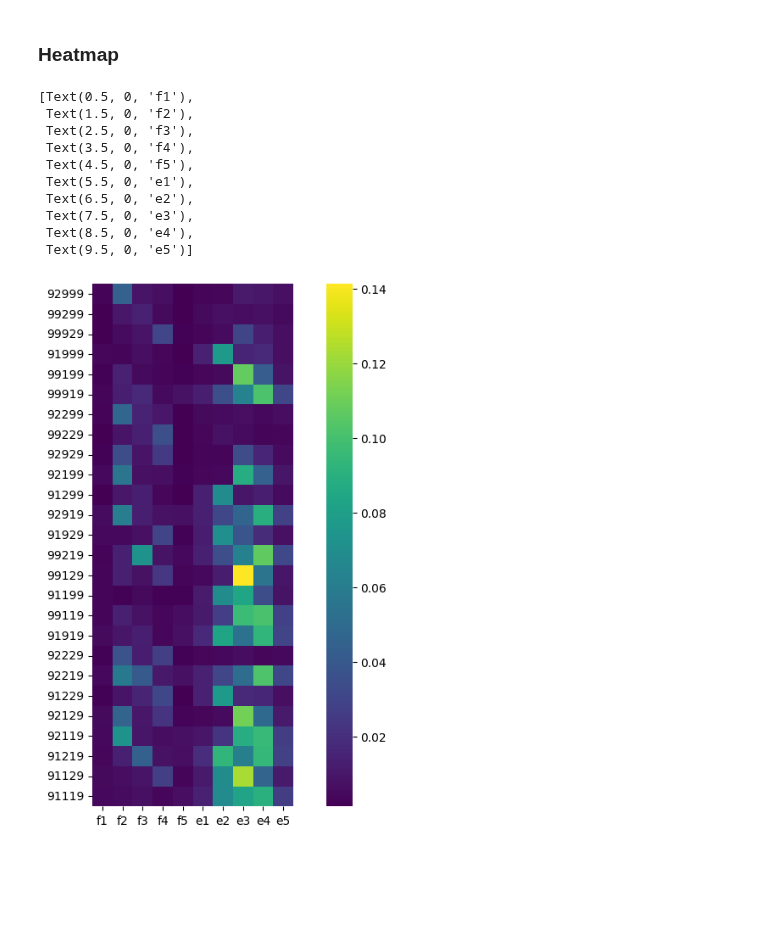
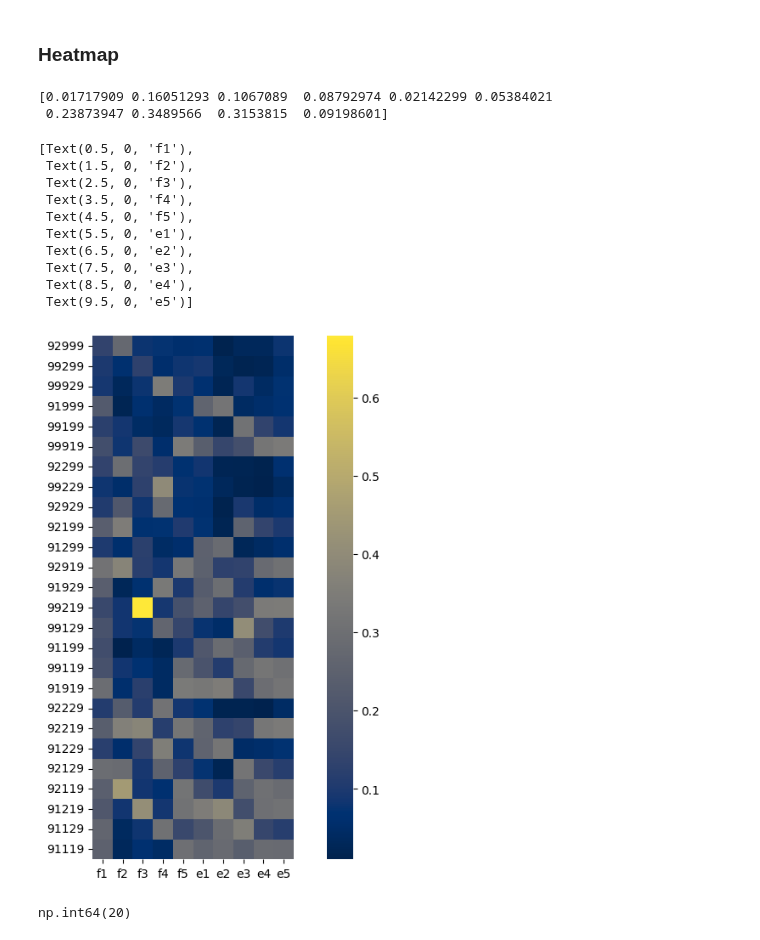
Before and after one commit to alighavam/EFC_patternfMRI, a Jupyter notebook: efcp_notebook.ipynb, the cells around one changed output. Cells and saved outputs as stored; diff of their text form; code cells hidden in the pictures; blank space fills up the shorter version.

```diff
--- a/efcp_notebook.ipynb
+++ b/efcp_notebook.ipynb
@@ -36,8 +36,8 @@ import importlib
 import matplotlib.pyplot as plt
 import seaborn as sns
 
-BN = 1
-TN = 9
+BN = 3
+TN = 11
 
 mov_trial = mov[(mov['BN'])==BN & (mov['TN']==TN) & (mov['state']<4)]
 emg_trial = emg[(emg['BN'])==BN & (emg['TN']==TN)]
@@ -92,6 +92,9 @@ for chord in chords:
         # get the EMG data for the trial:
         emg_trials = emg[(emg['BN']==BN[i]) & (emg['TN']==TN[i])]
         emg_trials = emg_trials[emg_trials['state'] == 3.0]
+        print(emg_trials)
+        plt.plot(emg_trials['e5'])
+        plt.show()
         avg_emg_pattern = emg_trials[channels].mean().to_numpy()
         M.append(avg_emg_pattern)
         chordID.append(int(chord))
@@ -112,43 +225,50 @@ from utils import emg_handler
 import efcp_routine
 import os
 import importlib
 import matplotlib.pyplot as plt
 import seaborn as sns
 
 df_M = pd.read_csv(os.path.join(ANALYSIS_PATH, 'efcp_100_avgEMG.csv'))
 
 chords = np.array(['92999', '99299', '99929', '91999', '99199', '99919',
                          '92299', '99229', '92929', '92199', '91299', '92919', '91929', '99219', '99129', '91199', '99119', '91919',
                          '92229', '92219', '91229', '92129', '92119', '91219', '91129', '91119'])
 num_channels = 10
 channels = ['f1', 'f2', 'f3', 'f4', 'f5', 'e1', 'e2', 'e3', 'e4', 'e5']
 
 chordID = df_M['chordID'].values.flatten()
 M = []
 for chord in chords:
     # find and average the rows of the chord:
     trials = df_M[df_M['chordID'] == int(chord)]
     avg_emg_pattern = trials[channels].mean().to_numpy()
     M.append(avg_emg_pattern)
 M = np.vstack(M)
 norm_channels = np.linalg.norm(M, axis=0)
-# M = M / norm_channels
+print(norm_channels)
+M = M / norm_channels
 
 fig, ax = plt.subplots(1, 1, figsize=(10, 8))
-sns.heatmap(M, cmap='viridis', ax=ax, square=True)
+sns.heatmap(M, cmap='cividis', ax=ax, square=True)
 ax.set_yticks(np.arange(len(chords))+0.5)
 ax.set_yticklabels(chords, rotation=0)
 ax.set_xticks(np.arange(num_channels)+0.5)
 ax.set_xticklabels(channels)
 # %% [output]
-[Text(0.5, 0, 'f1'),
- Text(1.5, 0, 'f2'),
- Text(2.5, 0, 'f3'),
- Text(3.5, 0, 'f4'),
- Text(4.5, 0, 'f5'),
- Text(5.5, 0, 'e1'),
- Text(6.5, 0, 'e2'),
- Text(7.5, 0, 'e3'),
- Text(8.5, 0, 'e4'),
- Text(9.5, 0, 'e5')]
+[0.01717909 0.16051293 0.1067089  0.08792974 0.02142299 0.05384021
+ 0.23873947 0.3489566  0.3153815  0.09198601]
+[Text(0.5, 0, 'f1'),
+ Text(1.5, 0, 'f2'),
+ Text(2.5, 0, 'f3'),
+ Text(3.5, 0, 'f4'),
+ Text(4.5, 0, 'f5'),
+ Text(5.5, 0, 'e1'),
+ Text(6.5, 0, 'e2'),
+ Text(7.5, 0, 'e3'),
+ Text(8.5, 0, 'e4'),
+ Text(9.5, 0, 'e5')]
-[figure, old version]
+[figure, new version]
+# %%
+(D['chordID']==92999).sum()
+# %% [output]
+np.int64(20)
```
Also changed, not shown: parts of 2 cells of this notebook.
